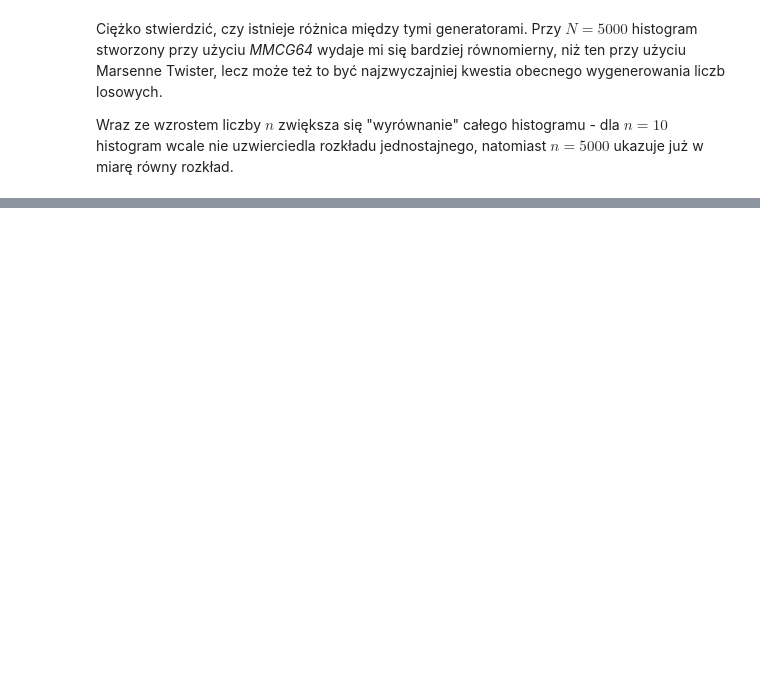
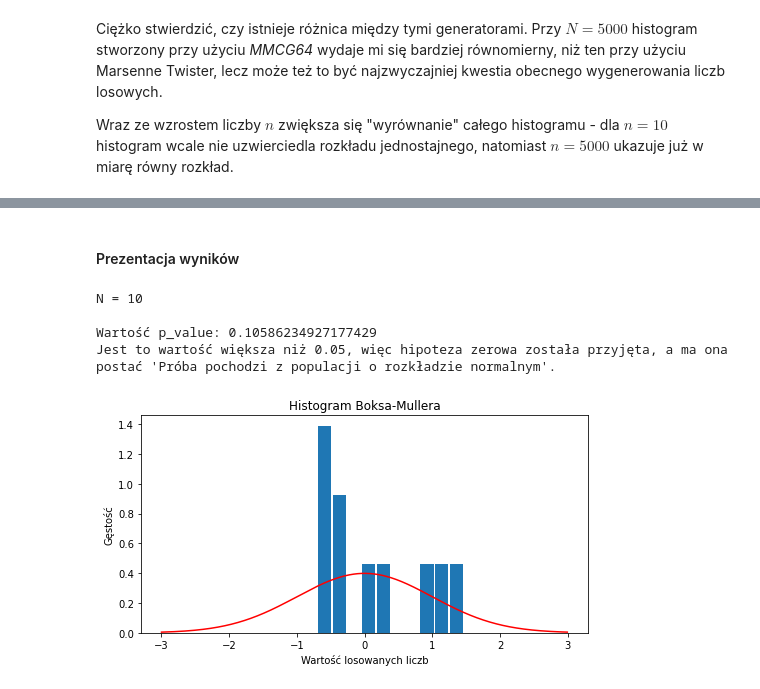
Before and after one commit to GabenRulez/4semestr_MOwNiT, a Jupyter notebook: lab11/lab11.ipynb, the cells around one changed output, grey strips where cells are left out. Cells and saved outputs as stored; diff of their text form; code cells hidden in the pictures; blank space fills up the shorter version.

```diff
--- a/lab11/lab11.ipynb
+++ b/lab11/lab11.ipynb
@@ -195,0 +325,11 @@ Wraz ze wzrostem liczby $n$ zwiększa się "wyrównanie" całego histogramu - dl
+# %% [markdown]
+#### Prezentacja wyników
+# %%
+print("N = 10")
+zadanie_BoksaMullera(10)
+# %% [output]
+N = 10
+
+Wartość p_value: 0.10586234927177429
+Jest to wartość większa niż 0.05, więc hipoteza zerowa została przyjęta, a ma ona postać 'Próba pochodzi z populacji o rozkładzie normalnym'.
+[figure, added]
```
Also changed, not shown: parts of 19 cells of this notebook.
